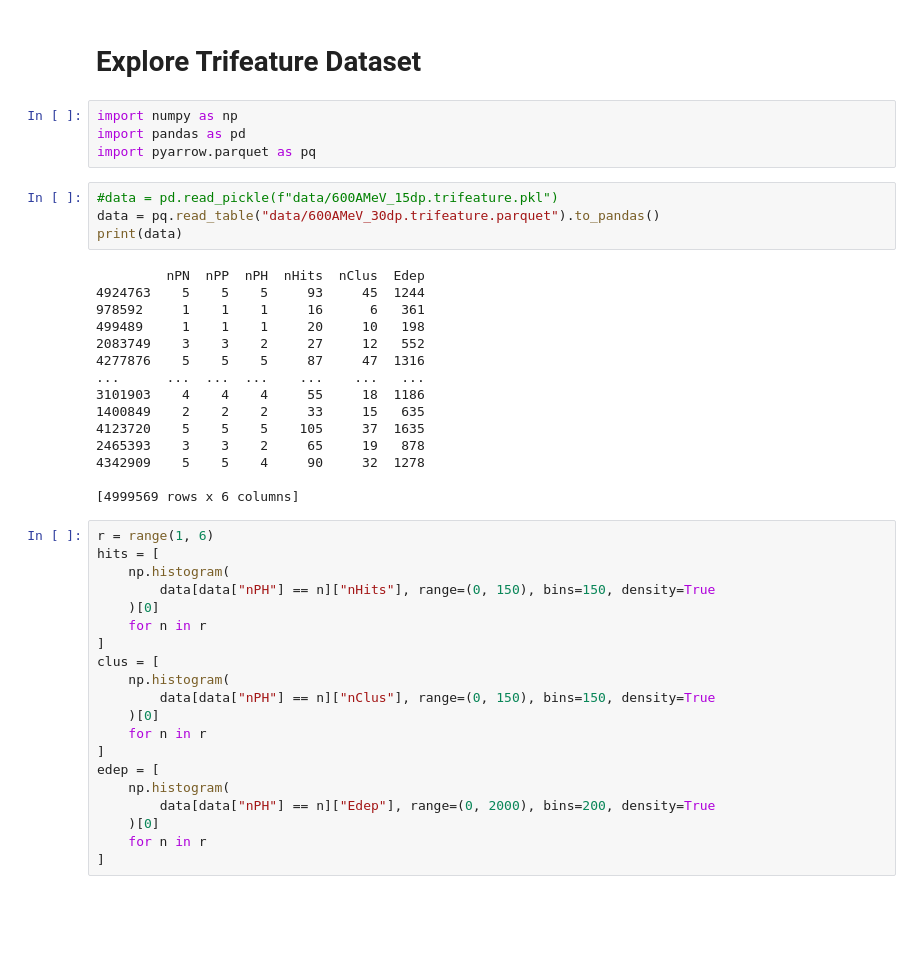
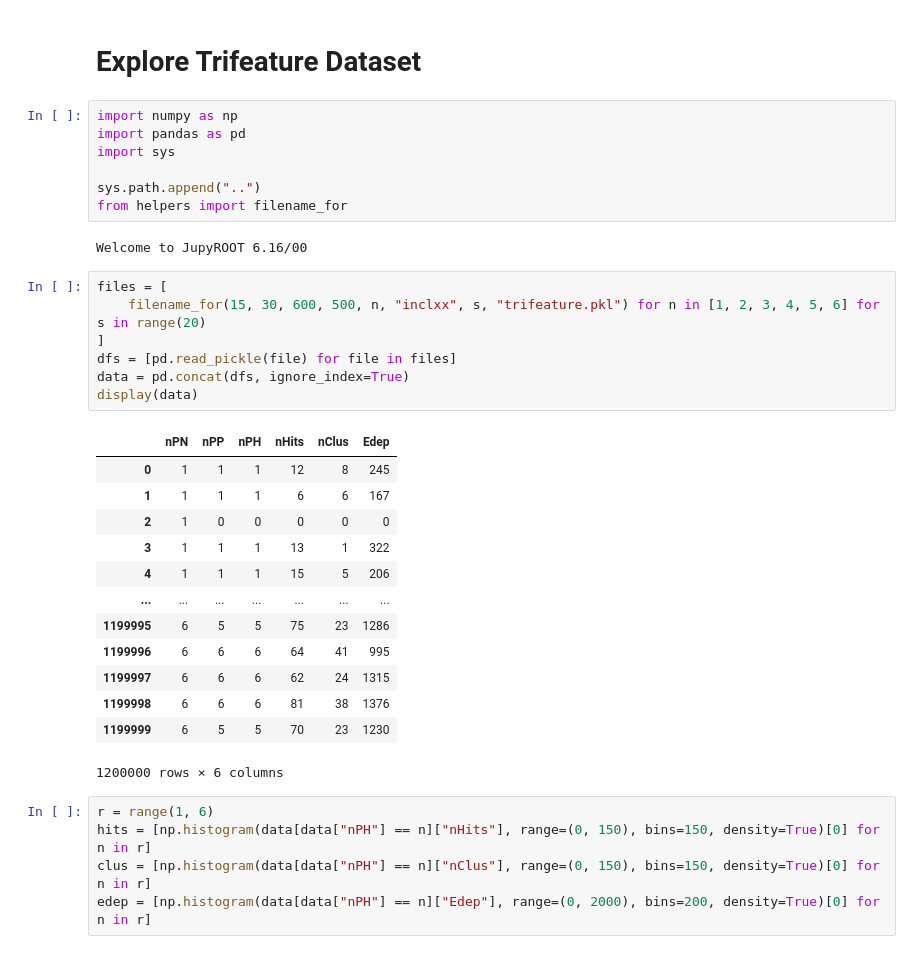
Before and after one commit to janmayer/NeuLAND-reconstruction-ml, a Jupyter notebook: trifeature/02-trifeature-explore.ipynb, the cells around one changed output. Saved outputs shown, nothing was run; the diff lists cells and outputs as text; blank space fills up the shorter version.

```diff
--- a/trifeature/02-trifeature-explore.ipynb
+++ b/trifeature/02-trifeature-explore.ipynb
@@ -3,46 +3,38 @@
 # %%
 import numpy as np
 import pandas as pd
-import pyarrow.parquet as pq
+import sys
+
+sys.path.append("..")
+from helpers import filename_for
+# %% [output]
+Welcome to JupyROOT 6.16/00
-# %%
-#data = pd.read_pickle(f"data/600AMeV_15dp.trifeature.pkl")
-data = pq.read_table("data/600AMeV_30dp.trifeature.parquet").to_pandas()
-print(data)
-# %% [output]
-         nPN  nPP  nPH  nHits  nClus  Edep
-4924763    5    5    5     93     45  1244
-978592     1    1    1     16      6   361
-499489     1    1    1     20     10   198
-2083749    3    3    2     27     12   552
-4277876    5    5    5     87     47  1316
-...      ...  ...  ...    ...    ...   ...
-3101903    4    4    4     55     18  1186
-1400849    2    2    2     33     15   635
-4123720    5    5    5    105     37  1635
-2465393    3    3    2     65     19   878
-4342909    5    5    4     90     32  1278
-
-[4999569 rows x 6 columns]
+# %%
+files = [
+    filename_for(15, 30, 600, 500, n, "inclxx", s, "trifeature.pkl") for n in [1, 2, 3, 4, 5, 6] for s in range(20)
+]
+dfs = [pd.read_pickle(file) for file in files]
+data = pd.concat(dfs, ignore_index=True)
+display(data)
+# %% [output]
+|  | nPN | nPP | nPH | nHits | nClus | Edep |
+| 0 | 1 | 1 | 1 | 12 | 8 | 245 |
+| 1 | 1 | 1 | 1 | 6 | 6 | 167 |
+| 2 | 1 | 0 | 0 | 0 | 0 | 0 |
+| 3 | 1 | 1 | 1 | 13 | 1 | 322 |
+| 4 | 1 | 1 | 1 | 15 | 5 | 206 |
+| ... | ... | ... | ... | ... | ... | ... |
+| 1199995 | 6 | 5 | 5 | 75 | 23 | 1286 |
+| 1199996 | 6 | 6 | 6 | 64 | 41 | 995 |
+| 1199997 | 6 | 6 | 6 | 62 | 24 | 1315 |
+| 1199998 | 6 | 6 | 6 | 81 | 38 | 1376 |
+| 1199999 | 6 | 5 | 5 | 70 | 23 | 1230 |
+1200000 rows × 6 columns
 # %%
 r = range(1, 6)
-hits = [
-    np.histogram(
-        data[data["nPH"] == n]["nHits"], range=(0, 150), bins=150, density=True
-    )[0]
-    for n in r
-]
-clus = [
-    np.histogram(
-        data[data["nPH"] == n]["nClus"], range=(0, 150), bins=150, density=True
-    )[0]
-    for n in r
-]
-edep = [
-    np.histogram(
-        data[data["nPH"] == n]["Edep"], range=(0, 2000), bins=200, density=True
-    )[0]
-    for n in r
-]
+hits = [np.histogram(data[data["nPH"] == n]["nHits"], range=(0, 150), bins=150, density=True)[0] for n in r]
+clus = [np.histogram(data[data["nPH"] == n]["nClus"], range=(0, 150), bins=150, density=True)[0] for n in r]
+edep = [np.histogram(data[data["nPH"] == n]["Edep"], range=(0, 2000), bins=200, density=True)[0] for n in r]
 # %%
 import matplotlib.pyplot as plt
 
```
Also changed, not shown: parts of 3 cells of this notebook, 5 other files.
